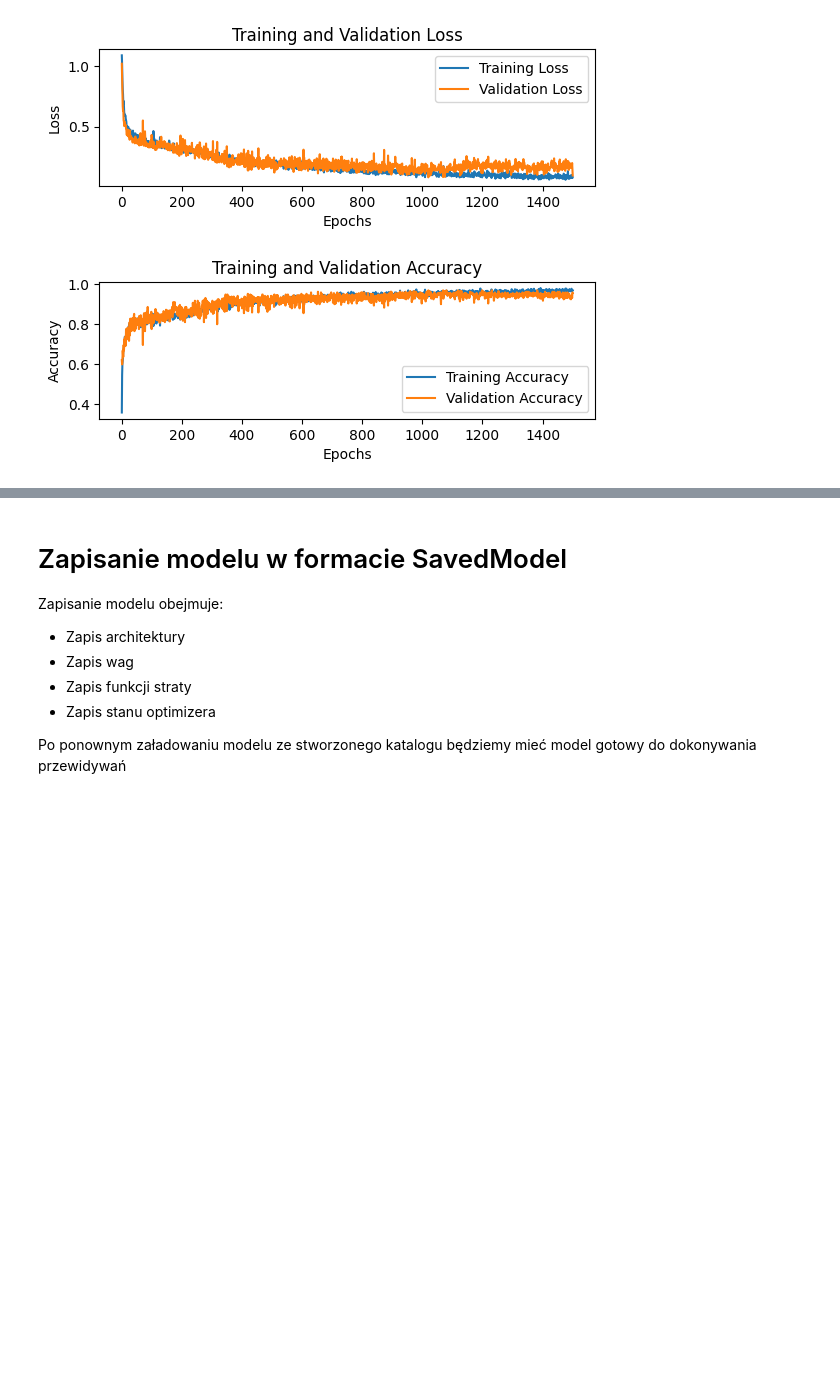
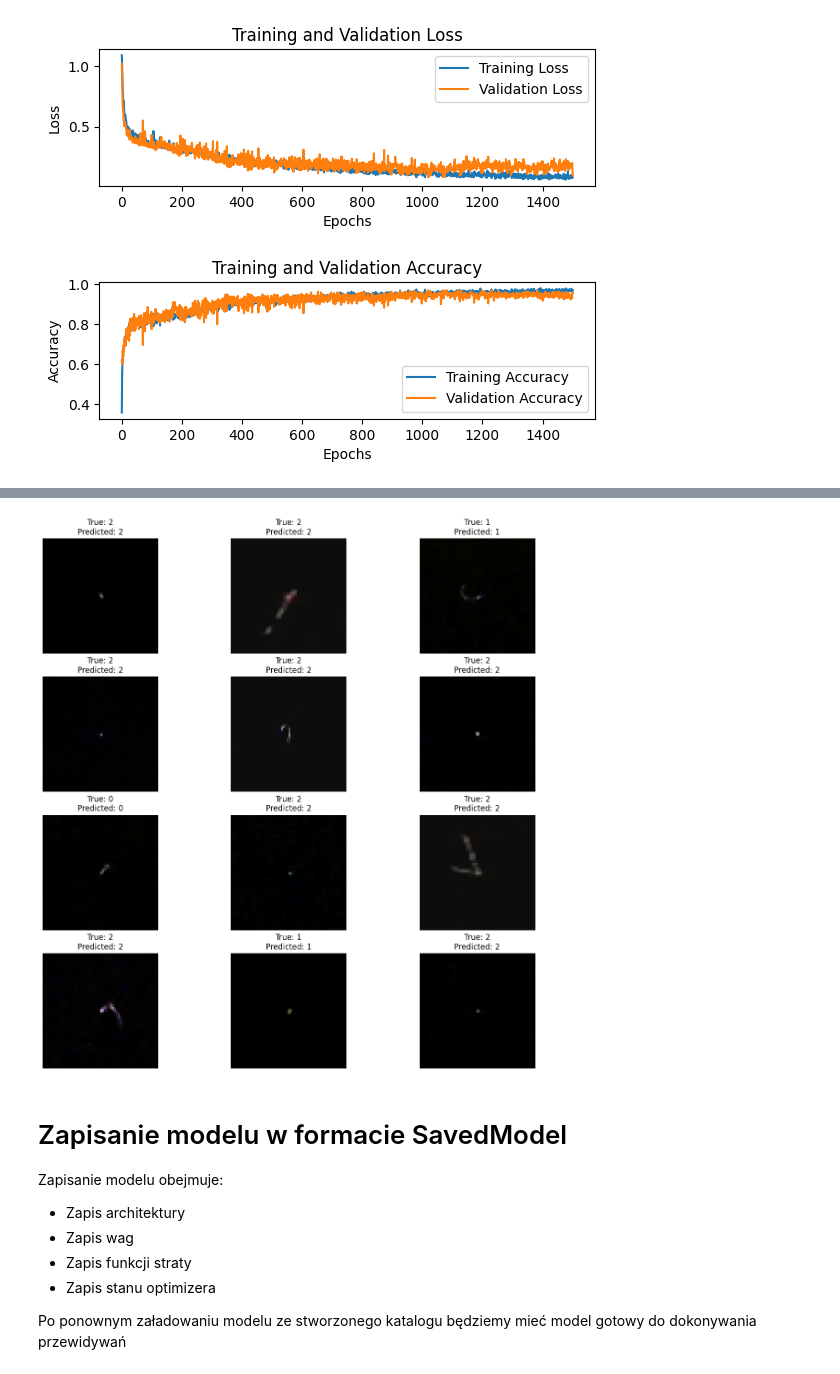
Before and after one commit to shizzeer/credo-classifier, a Jupyter notebook: credo_image_classifier.ipynb, the cells around one changed output, grey strips where cells are left out. Cells and saved outputs as stored; diff of their text form; code cells hidden in the pictures; blank space fills up the shorter version.

Commit message:
Predictions plot added

```diff
--- a/credo_image_classifier.ipynb
+++ b/credo_image_classifier.ipynb
@@ -47,7 +58,7 @@ test_ds = validation_ds.take(validation_batches // 3)
 # 20% validation set
 validation_ds = validation_ds.skip(validation_batches // 3)
 # %%
-img_batch = train_ds.take(1)
+img_batch = test_ds.take(1)
 batch_iterator = iter(img_batch)
 image, label = next(batch_iterator)
 
@@ -265,30 +278,41 @@ Targets shape:  (1152,)
 
 Dla k = 5
 # %%
+NUM_EPOCHS = 1500
 # Założenie bazowe dla modelu -> zbiór walidacyjny stanowi 20% zbioru treningowego
 num_of_folds = 5
-k_fold = KFold(n_splits=num_of_folds, shuffle=True, random_state=0)
+k_fold = KFold(n_splits=num_of_folds, shuffle=True)
 
 accuracy_scores = []
+losses = []
 
-for fold, train, val in enumerate(k_fold.split(inputs, targets)):
+for fold, (train, val) in enumerate(k_fold.split(inputs, targets)):
   print(f"Fold {fold + 1}/{num_of_folds}")
 
+  cnn_model = CNNClasifier()
+
   # Wyzerowanie wag modelu
-  cnn_model = CNNClasifier()
   cnn_model.compile(optimizer=tf.keras.optimizers.Adam(learning_rate=1e-3),
               loss=tf.keras.losses.SparseCategoricalCrossentropy(from_logits=True),
               metrics=['accuracy'])
 
+  print('Training shape: ', inputs[train].shape)
+  print('Validation shape: ', inputs[val].shape)
+
   cnn_model.fit(inputs[train],
                 targets[train],
                 batch_size=80,
-                epochs=NUM_EPOCHS)
+                epochs=NUM_EPOCHS,
+                validation_data=(inputs[val], targets[val]))
 
-  accuracy_score = cnn_model.evaluate(inputs[val], targets[val], verbose=0)
+  loss, accuracy_score = cnn_model.evaluate(inputs[val], targets[val])
   accuracy_scores.append(accuracy_score)
+  losses.append(loss)
 
 score = np.mean(accuracy_scores)
+mean_loss = np.mean(losses)
+print(f"Validation score: {score}")
+print(f"Validation loss: {mean_loss}")
 # %%
 train_ds_eval = cnn_model.evaluate(train_ds)
 print("Training Set - Loss:", train_ds_eval[0], "Accuracy:", train_ds_eval[1])
@@ -357,0 +386,23 @@ _________________________________________________________________
+# %%
+#test_ds = test_ds.map(lambda x, y: (x / 255.0, y))
+images, labels = next(iter(test_ds))
+
+# Make predictions for the batch
+predictions = cnn_model.predict(images)
+
+# Convert predictions to class labels
+predicted_labels = np.argmax(predictions, axis=1)
+
+rows = 4
+cols = 3
+fig = plt.figure(figsize=(15,15))
+img_idx = 0
+
+for i in range(1, rows * cols + 1):
+    fig.add_subplot(rows, cols, i)
+    plt.imshow(image[img_idx].numpy().astype("uint8"))
+    plt.title(f"True: {labels[img_idx].numpy()}\nPredicted: {predicted_labels[img_idx]}")
+    plt.axis('off')
+    img_idx += 1
+plt.show()
+# %% [output]
@@ -358,3 +410,4 @@ _________________________________________________________________
+[figure, added]
 # %% [markdown]
 # Zapisanie modelu w formacie SavedModel
 
```
Also changed, not shown: parts of 15 cells of this notebook, 1 other file.
